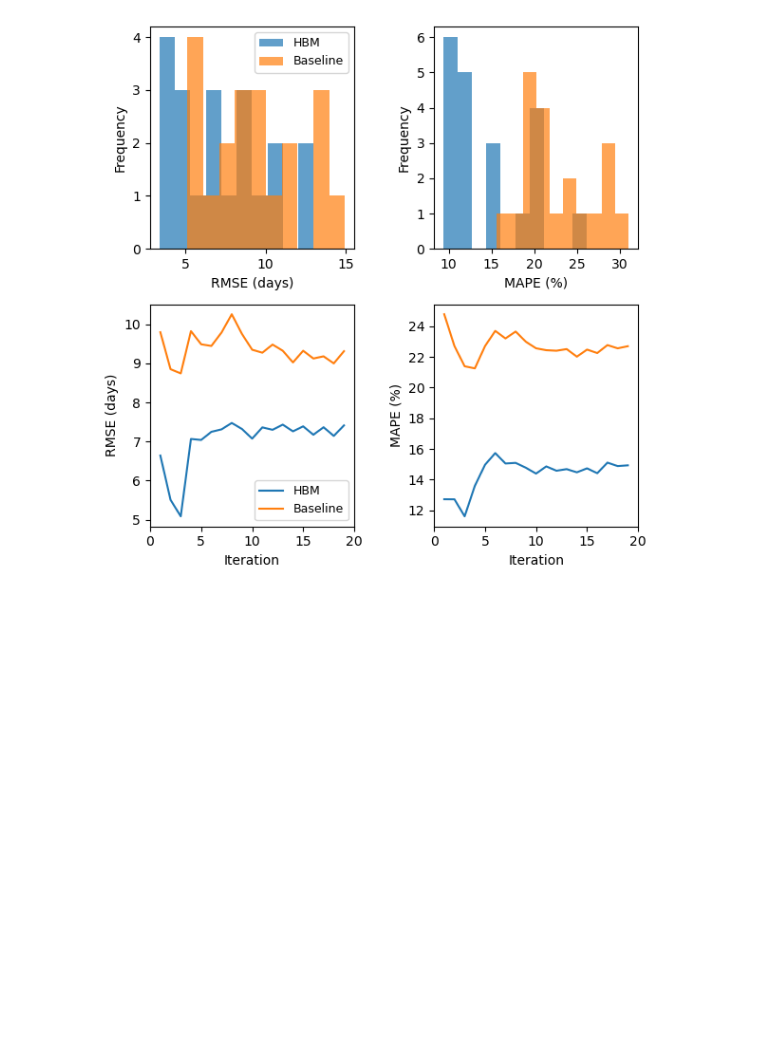
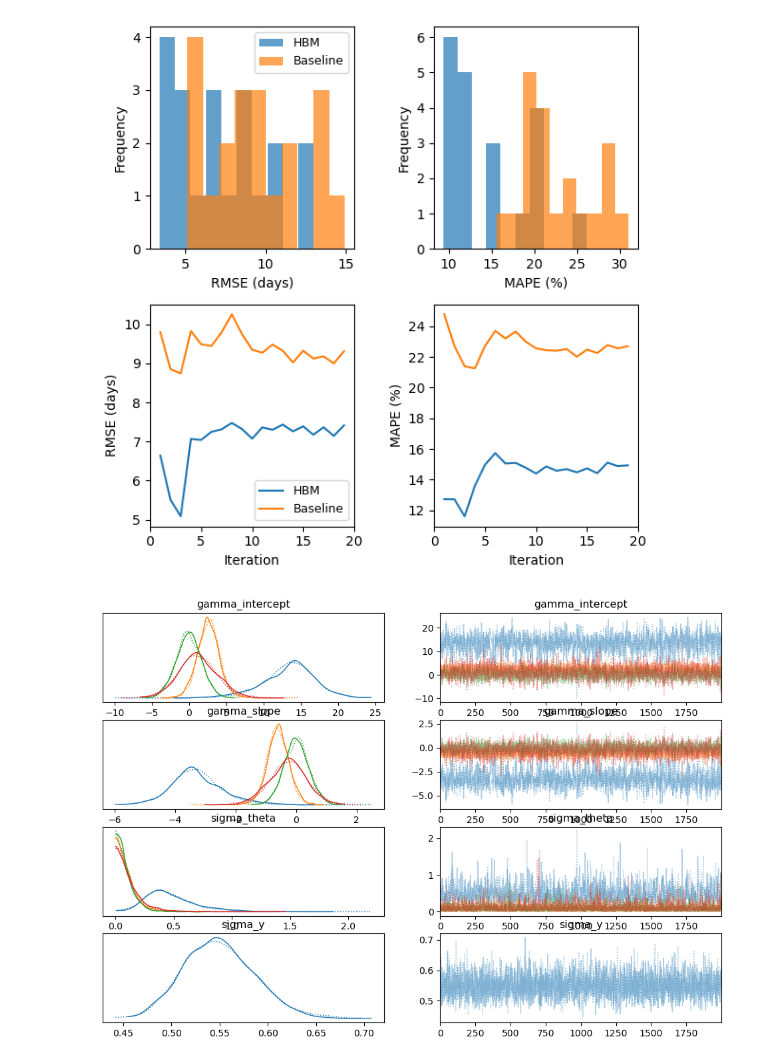
Before and after one commit to mkelsayed/HierarchicalBayesForPredictingBatteryRUL, a Jupyter notebook: src/Analysis.ipynb, the cells around one changed output. Drawn from its saved outputs; the diff is of its cells as text; code cells hidden in the pictures; blank space fills up the shorter version.

Commit message:
Added MCMC summary to notebook, included results in report

```diff
--- a/src/Analysis.ipynb
+++ b/src/Analysis.ipynb
@@ -227,7 +227,7 @@ def run_hbm_cv_fold(X_train, y_train, groups_train, group_g_train, X_test, y_tes
     rmse = np.sqrt(mean_squared_error(y_test, y_pred))
     mape = mean_absolute_percentage_error(y_test, y_pred) * 100
 
-    return y_test, y_pred, rmse, mape
+    return y_test, y_pred, rmse, mape, trace
 # %%
 n_folds = 5
 n_repeats = 4
@@ -393,7 +393,7 @@ ridge_group_final.fit(X_train_ridge_group, y_train_full)
 
 y_pred_ridge_group_test = ridge_group_final.predict(X_test_ridge_group)
 
-y_test_hbm, y_pred_hbm_test, rmse_hbm_test, mape_hbm_test = run_hbm_cv_fold(
+y_test_hbm, y_pred_hbm_test, rmse_hbm_test, mape_hbm_test, trace_final = run_hbm_cv_fold(
     X_train_full, y_train_full, groups_train_full, group_g,
     X_test_final, y_test_final, groups_test_final
 )
@@ -486,3 +486,8 @@ plt.tight_layout()
 plt.savefig('kfolds_results.png', dpi=300)
 # %% [output]
 [figure]
+# %%
+az.plot_trace(trace_final, var_names=['gamma_intercept', 'gamma_slope', 'sigma_theta', 'sigma_y'])
+results_summary = az.summary(trace_final, var_names=['gamma_intercept', 'gamma_slope', 'sigma_theta', 'sigma_y'])
+# %% [output]
+[figure, added]
```
Also changed, not shown: parts of 3 cells of this notebook, 3 other files.
